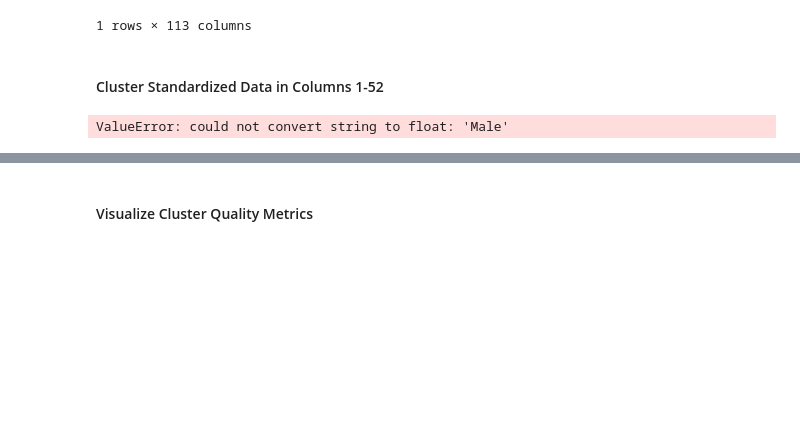
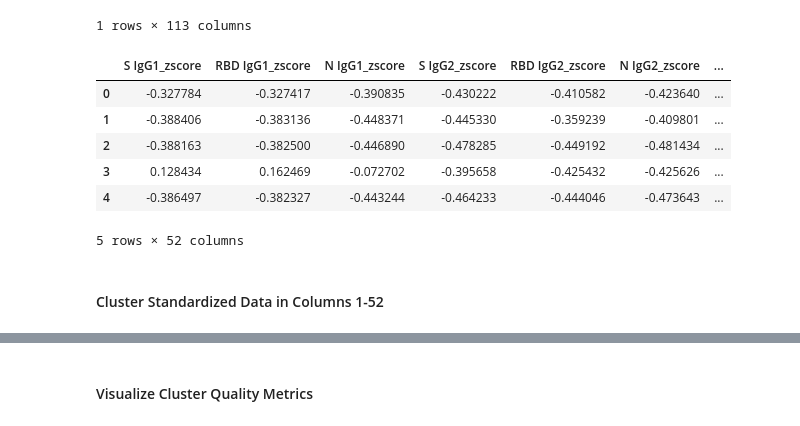
Before and after one commit to ryanquinnnelson/CMU-02718-HW1, a Jupyter notebook: CM_HW1_ryann.ipynb, the cells around one changed output, grey strips where cells are left out. Cells and saved outputs as stored; diff of their text form; code cells hidden in the pictures; blank space fills up the shorter version.

```diff
--- a/CM_HW1_ryann.ipynb
+++ b/CM_HW1_ryann.ipynb
@@ -40,19 +43,17 @@ df.head(1)
 |  | S IgG1 | RBD IgG1 | N IgG1 | S IgG2 | RBD IgG2 | N IgG2 | S IgG3 | RBD IgG3 | N IgG3 | S IgG4 | ... | ... |
 | 0 | 15518.25 | 11686.5 | 17408.0 | 2595.0 | 2977.5 | 4418.75 | 7988.75 | 10112.75 | 13740.75 | 2890.5 | ... | ... |
 1 rows × 113 columns
+# %%
+# get numeric columns
+df_zscore = df.iloc[:,61:]
+df_zscore.head()
+# %% [output]
+|  | S IgG1_zscore | RBD IgG1_zscore | N IgG1_zscore | S IgG2_zscore | RBD IgG2_zscore | N IgG2_zscore | ... |
+| 0 | -0.327784 | -0.327417 | -0.390835 | -0.430222 | -0.410582 | -0.423640 | ... |
+| 1 | -0.388406 | -0.383136 | -0.448371 | -0.445330 | -0.359239 | -0.409801 | ... |
+| 2 | -0.388163 | -0.382500 | -0.446890 | -0.478285 | -0.449192 | -0.481434 | ... |
+| 3 | 0.128434 | 0.162469 | -0.072702 | -0.395658 | -0.425432 | -0.425626 | ... |
+| 4 | -0.386497 | -0.382327 | -0.443244 | -0.464233 | -0.444046 | -0.473643 | ... |
+5 rows × 52 columns
 # %% [markdown]
 #### Cluster Standardized Data in Columns 1-52
-# %%
-# 1 < k < 11
-possible_cluster_nums = [2,3,4,5,6,7,8,9,10]
-
-for k in possible_cluster_nums:
-  '''
-    TODO: 1. Fit data to k clusters using imported clustering algorithm
-          2. Compute quaility of results for k clusters using imported
-             cluster quality metric and store in a list
-  '''
-
-kmeans = KMeans(n_clusters=5).fit(df)
-# %% [output]
-ValueError: could not convert string to float: 'Male'
```
Also changed, not shown: parts of 8 cells of this notebook, 1 other file.
